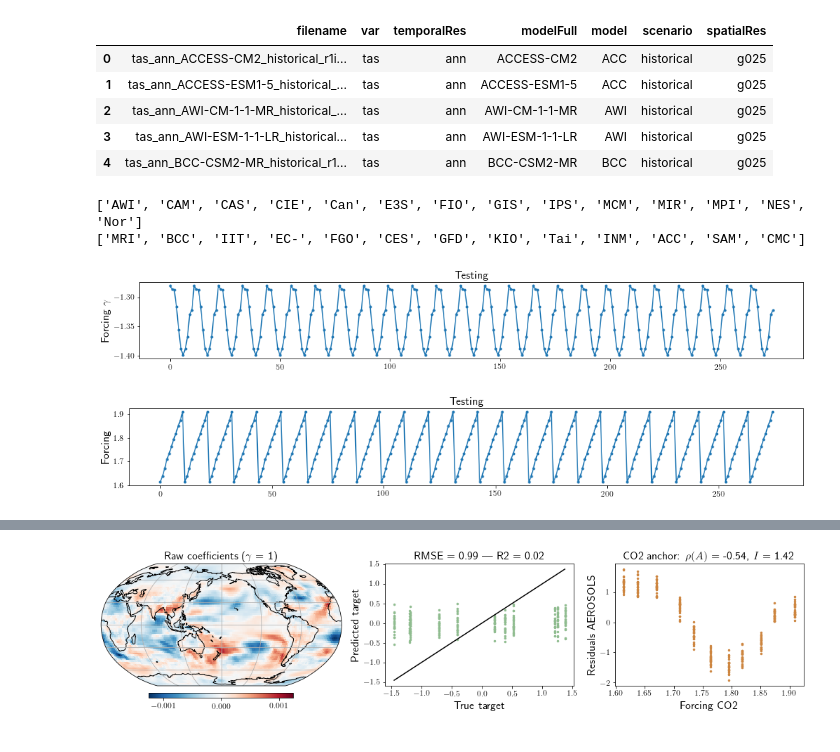
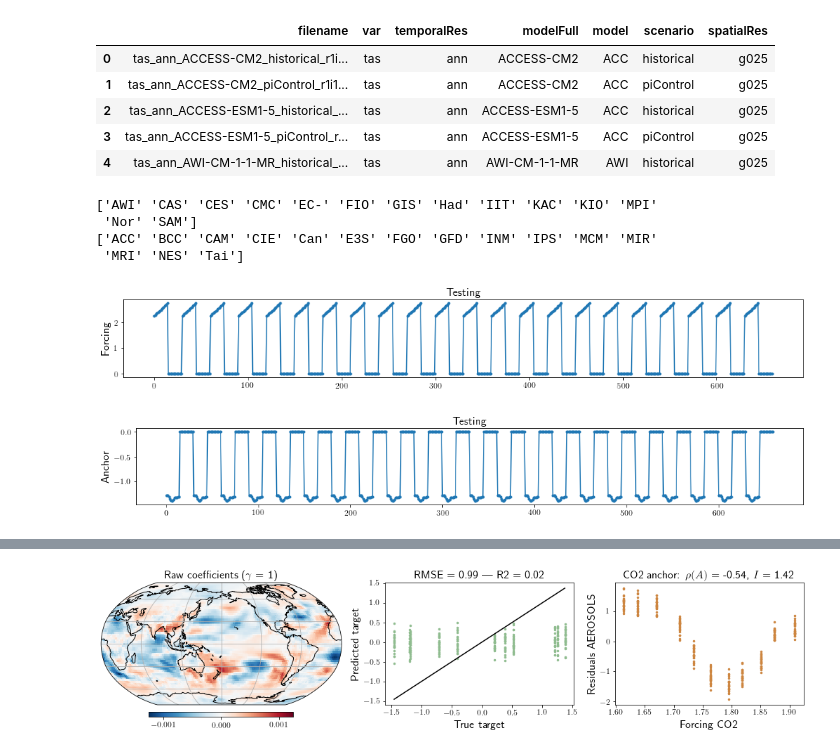
Before and after one commit to eszekely/robustDA, a Jupyter notebook: notebooks/CMIP6.ipynb, the cells around one changed output, grey strips where cells are left out. Cells and saved outputs as stored; diff of their text form; code cells hidden in the pictures.

```diff
--- a/notebooks/CMIP6.ipynb
+++ b/notebooks/CMIP6.ipynb
@@ -18,19 +18,32 @@ from robustDA import process_cmip6, processing, anchor_regression, plots, parse_
 %autoreload 2
 
 %matplotlib inline
+# %%
+params_climate = {
+        "temporalRes": "ann",
+        "variables": ["tas"],
+        "scenarios": ["historical", "piControl"],
+        "startDate": 2000,
+        "endDate": 2014,
+        "target": "GHG",
+        "anchor": "aerosols",
+    }
+
+params_anchor = {
+        "gamma": 1,
+        "h_anchors": {},
+    }
 # %%
-params_climate = parse_args.args_climate()
-
 modelsDataList, modelsInfoFrame = process_cmip6.read_files_cmip6(params_climate)
 
 modelsInfoFrame.head()
 # %% [output]
 |  | filename | var | temporalRes | modelFull | model | scenario | spatialRes |
 | 0 | tas_ann_ACCESS-CM2_historical_r1i... | tas | ann | ACCESS-CM2 | ACC | historical | g025 |
-| 1 | tas_ann_ACCESS-ESM1-5_historical_... | tas | ann | ACCESS-ESM1-5 | ACC | historical | g025 |
-| 2 | tas_ann_AWI-CM-1-1-MR_historical_... | tas | ann | AWI-CM-1-1-MR | AWI | historical | g025 |
-| 3 | tas_ann_AWI-ESM-1-1-LR_historical... | tas | ann | AWI-ESM-1-1-LR | AWI | historical | g025 |
-| 4 | tas_ann_BCC-CSM2-MR_historical_r1... | tas | ann | BCC-CSM2-MR | BCC | historical | g025 |
+| 1 | tas_ann_ACCESS-CM2_piControl_r1i1... | tas | ann | ACCESS-CM2 | ACC | piControl | g025 |
+| 2 | tas_ann_ACCESS-ESM1-5_historical_... | tas | ann | ACCESS-ESM1-5 | ACC | historical | g025 |
+| 3 | tas_ann_ACCESS-ESM1-5_piControl_r... | tas | ann | ACCESS-ESM1-5 | ACC | piControl | g025 |
+| 4 | tas_ann_AWI-CM-1-1-MR_historical_... | tas | ann | AWI-CM-1-1-MR | AWI | historical | g025 |
 # %%
 dict_models = processing.split_train_test(modelsDataList, modelsInfoFrame,
                                           params_climate["target"], params_climate["anchor"])
@@ -38,8 +51,10 @@ dict_models = processing.split_train_test(modelsDataList, modelsInfoFrame,
 print(dict_models['trainModels'])
 print(dict_models['testModels'])
 # %% [output]
-['AWI', 'CAM', 'CAS', 'CIE', 'Can', 'E3S', 'FIO', 'GIS', 'IPS', 'MCM', 'MIR', 'MPI', 'NES', 'Nor']
-['MRI', 'BCC', 'IIT', 'EC-', 'FGO', 'CES', 'GFD', 'KIO', 'Tai', 'INM', 'ACC', 'SAM', 'CMC']
+['AWI' 'CAS' 'CES' 'CMC' 'EC-' 'FIO' 'GIS' 'Had' 'IIT' 'KAC' 'KIO' 'MPI'
+ 'Nor' 'SAM']
+['ACC' 'BCC' 'CAM' 'CIE' 'Can' 'E3S' 'FGO' 'GFD' 'INM' 'IPS' 'MCM' 'MIR'
+ 'MRI' 'NES' 'Tai']
 # %%
 X_train = dict_models["X_train"]
 y_train = dict_models["y_train"]
@@ -51,14 +66,14 @@ y_anchor_test = dict_models["y_anchor_test"]
 # %%
 fig = plt.figure(figsize = (17,2))
 plt.plot(y_test.values, '.-')
-plt.ylabel(r'Forcing $\gamma$')
+plt.ylabel("Forcing")
 plt.title("Testing");
 # %% [output]
-[figure, old version]
+[figure, new version]
 # %%
 fig = plt.figure(figsize = (17,2))
 plt.plot(y_anchor_test.values, '.-')
-plt.ylabel("Forcing")
+plt.ylabel("Anchor")
 plt.title("Testing");
 # %% [output]
-[figure, old version]
+[figure, new version]
```
Also changed, not shown: parts of 32 cells of this notebook, 4 other files.
